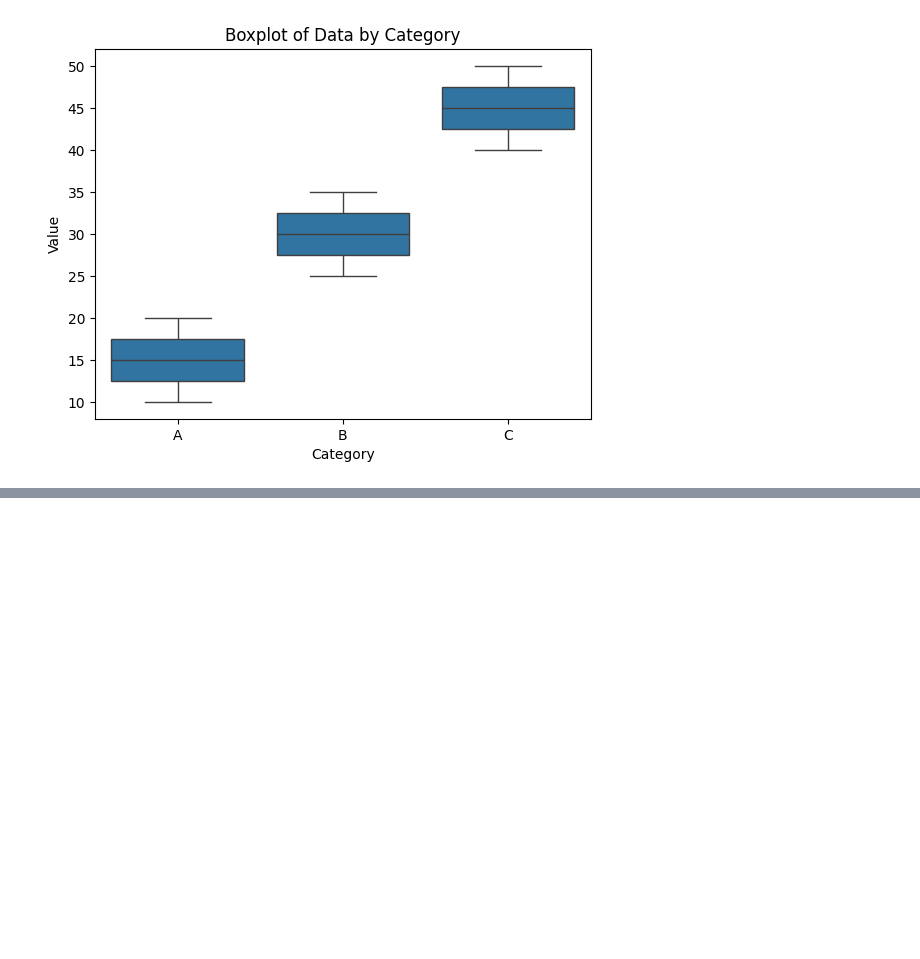
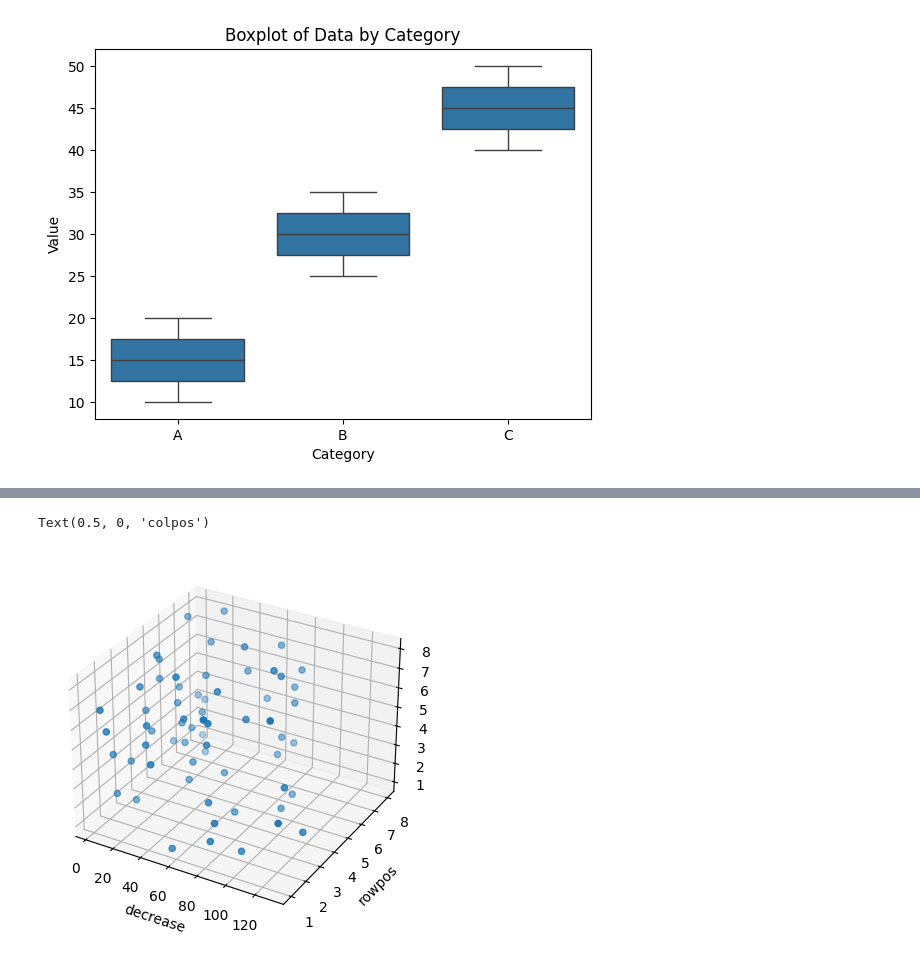
Before and after one commit to DiasMelissa/DataScience, a Jupyter notebook: graphVisualization.ipynb, the cells around one changed output, grey strips where cells are left out. Cells and saved outputs as stored; diff of their text form; code cells hidden in the pictures; blank space fills up the shorter version.

```diff
--- a/graphVisualization.ipynb
+++ b/graphVisualization.ipynb
@@ -190,3 +190,6 @@ plt.title("Boxplot of Data by Category")
 plt.show()
 # %% [output]
 [figure]
+# %%
+data = pd.read_csv('/content/orchard.csv')
+data
@@ -192,0 +210,10 @@ plt.show()
+# %%
+figure = plt.figure()
+axis = figure.add_subplot(1, 1, 1, projection = '3d')
+axis.scatter(data.decrease, data.rowpos, data.colpos)
+axis.set_xlabel('decrease')
+axis.set_ylabel('rowpos')
+axis.set_zlabel('colpos')
+# %% [output]
+Text(0.5, 0, 'colpos')
+[figure, added]
```
Also changed, not shown: parts of 3 cells of this notebook.
